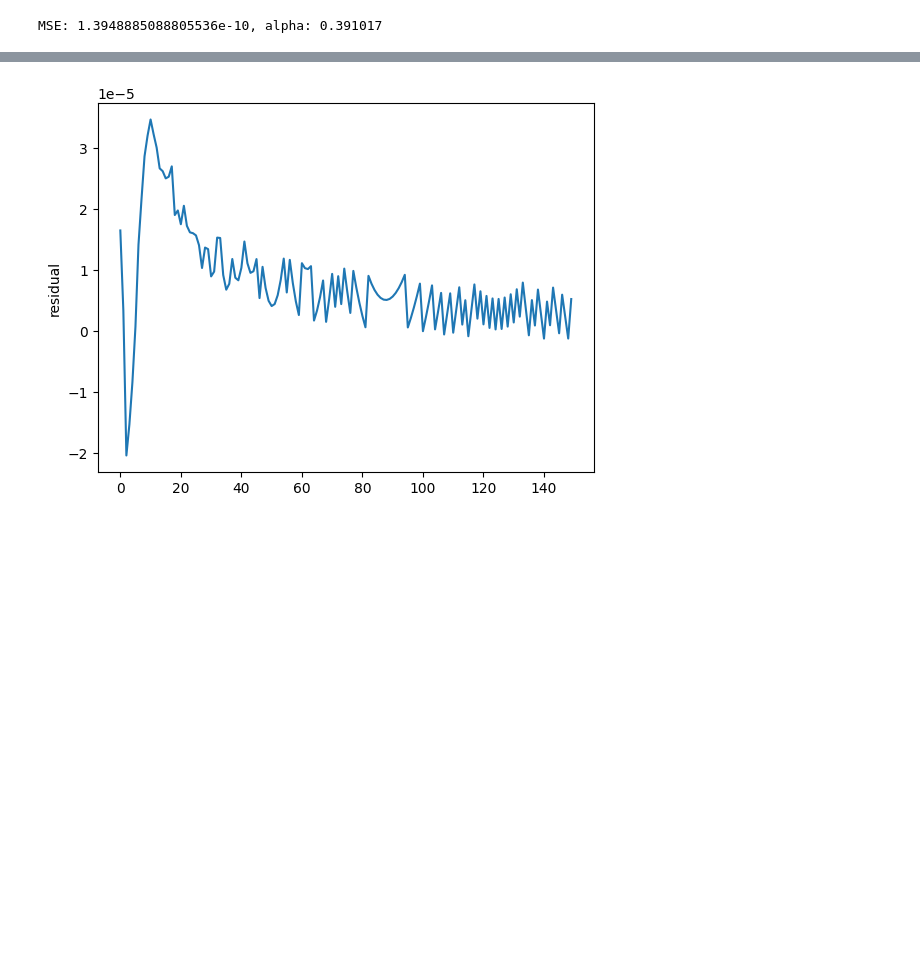
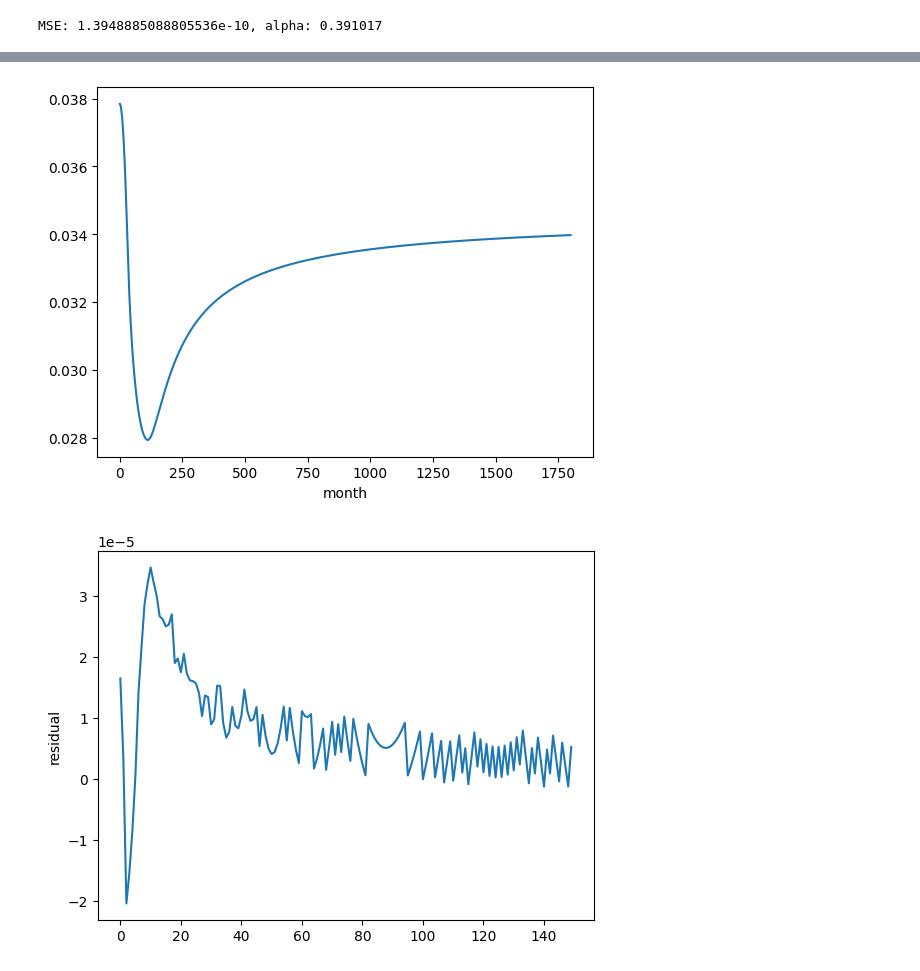
Before and after one commit to holmen1/smith-wilson-par, a Jupyter notebook: smith-wilson-par/demo.ipynb, the cells around one changed output, grey strips where cells are left out. Saved outputs shown, nothing was run; the diff lists cells and outputs as text; code cells hidden in the pictures; blank space fills up the shorter version.

```diff
--- a/smith-wilson-par/demo.ipynb
+++ b/smith-wilson-par/demo.ipynb
@@ -68 +74,7 @@ plt.show()
+# %%
+plt.plot(r_monthly)
+plt.xlabel('month')
+plt.show()
+# %% [output]
+[figure, added]
 # %%
```
Also changed, not shown: parts of 23 cells of this notebook, 7 other files.
